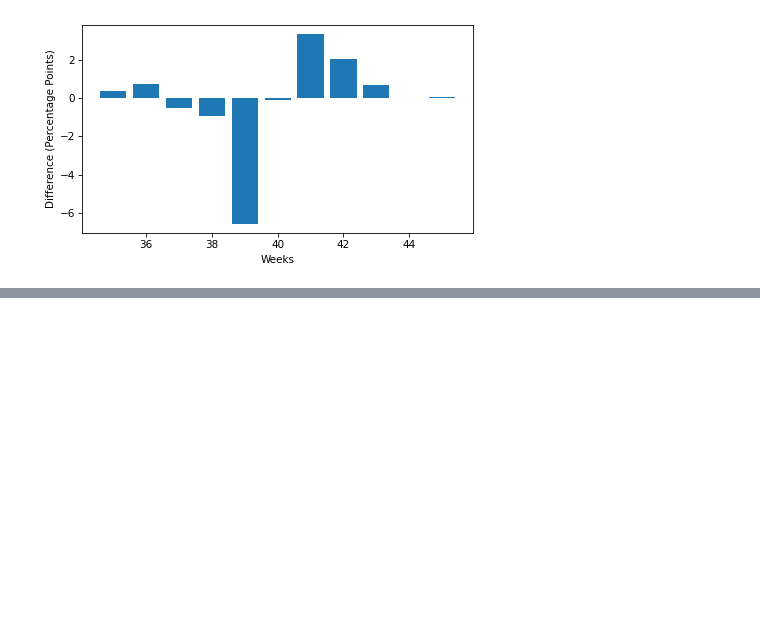
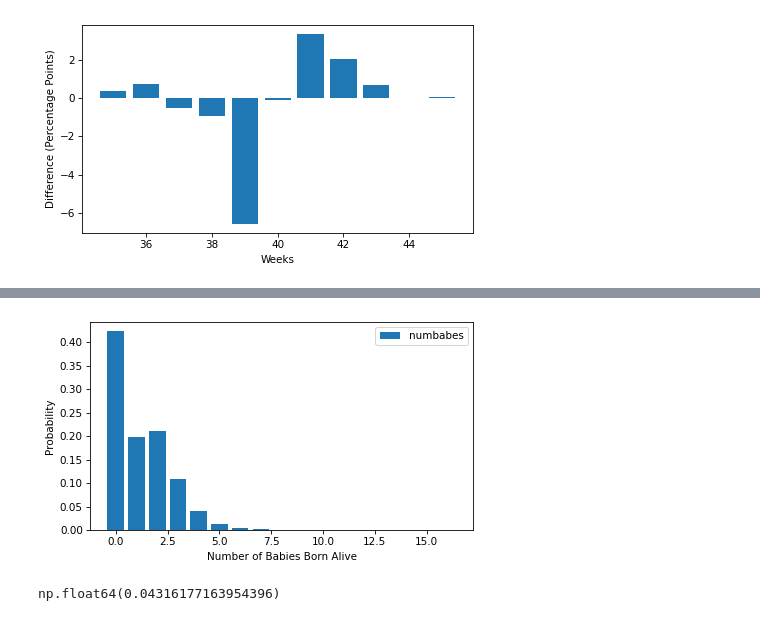
Before and after one commit to Seharish-Fatima/Probability-Mass-Functions, a Jupyter notebook: Prabability Mass Functions.ipynb, the cells around one changed output, grey strips where cells are left out. Saved outputs shown, nothing was run; the diff lists cells and outputs as text; code cells hidden in the pictures; blank space fills up the shorter version.

```diff
--- a/Prabability Mass Functions.ipynb
+++ b/Prabability Mass Functions.ipynb
@@ -237,3 +239,6 @@ plt.bar(weeks, diffs * 100)
 decorate(xlabel = "Weeks", ylabel = "Difference (Percentage Points)")
 # %% [output]
 [figure]
+# %%
+df = read_fem_resp()
+df.shape
@@ -239,0 +266,2 @@ decorate(xlabel = "Weeks", ylabel = "Difference (Percentage Points)")
+# %%
+df['numbabes'] = df['numbabes'].replace([22, 97, 98, 99], np.nan)
@@ -239,0 +286,6 @@ decorate(xlabel = "Weeks", ylabel = "Difference (Percentage Points)")
+# %%
+pmf_babes = Pmf.from_seq(df['numbabes'].dropna(), name='numbabes')
+pmf_babes.bar()
+decorate(xlabel="Number of Babies Born Alive", ylabel="Probability")
+# %% [output]
+[figure, added]
@@ -239,0 +301,4 @@ decorate(xlabel = "Weeks", ylabel = "Difference (Percentage Points)")
+# %%
+pmf_skewness(pmf)
+# %% [output]
+np.float64(0.04316177163954396)
```
Also changed, not shown: parts of 12 cells of this notebook.
